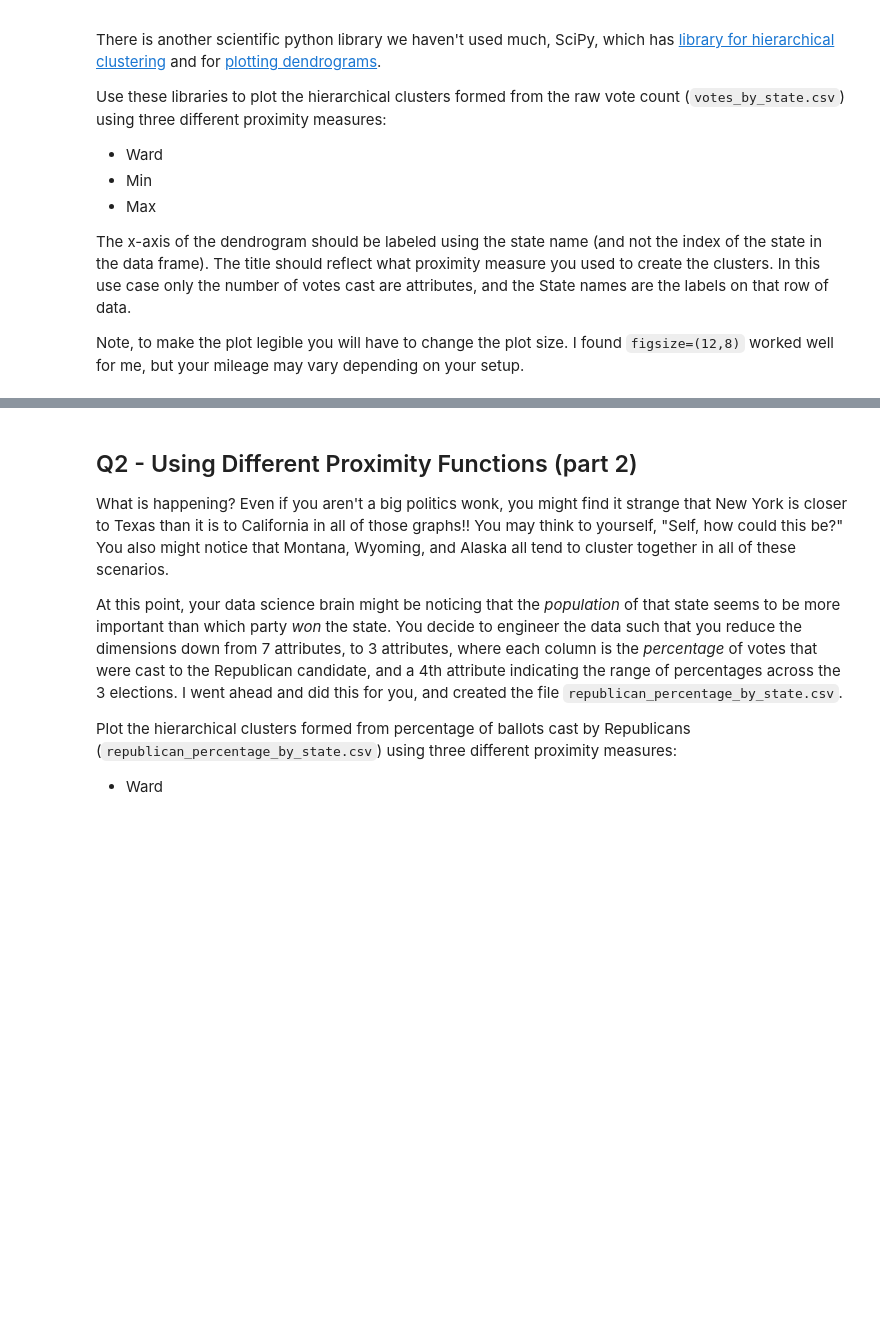
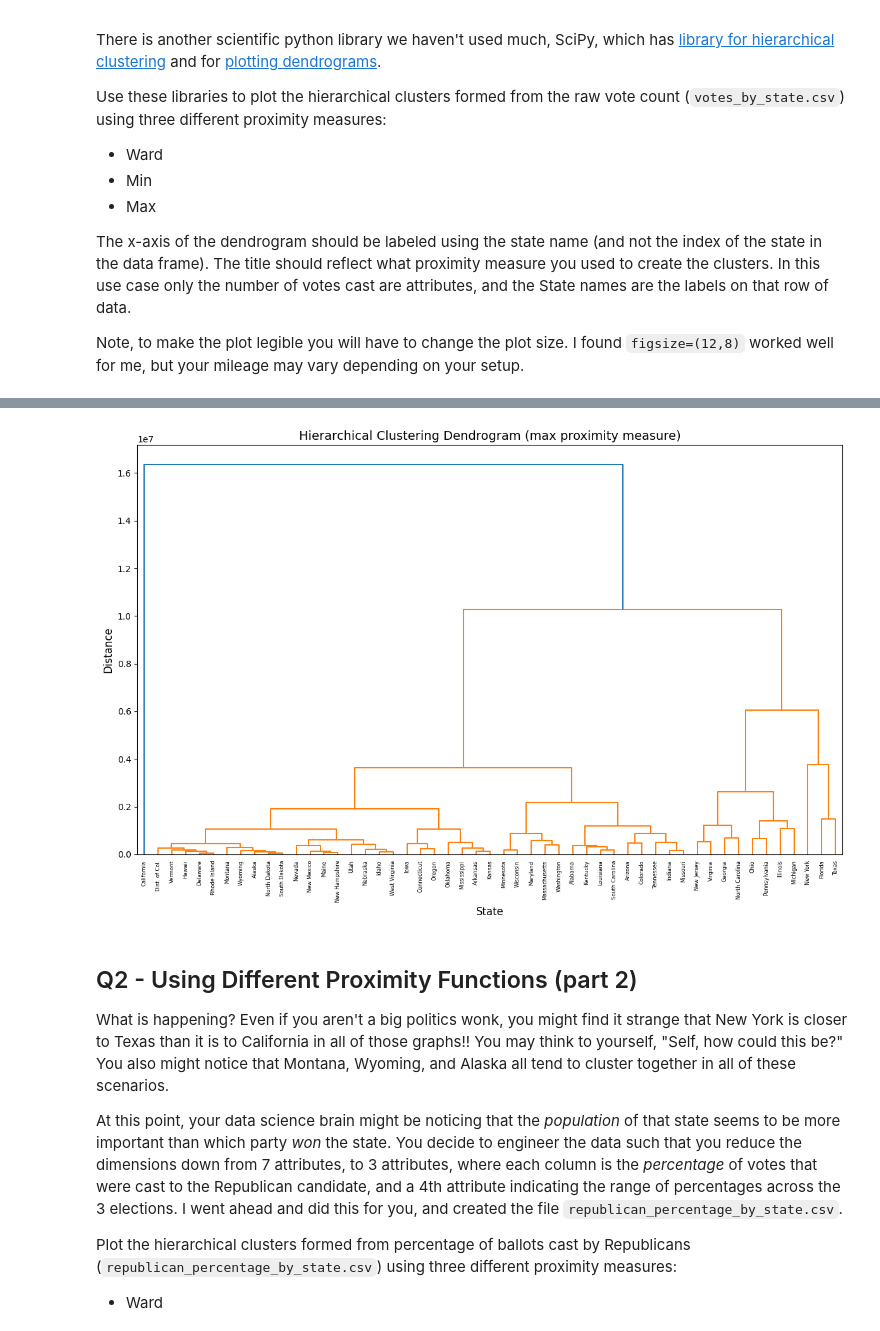
Before and after one commit to leiandas/CS329E-Assignments, a Jupyter notebook: Assignment 11/CS329E_HW11.ipynb, the cells around one changed output, grey strips where cells are left out. Cells and saved outputs as stored; diff of their text form; code cells hidden in the pictures; blank space fills up the shorter version.

```diff
--- a/Assignment 11/CS329E_HW11.ipynb
+++ b/Assignment 11/CS329E_HW11.ipynb
@@ -69,3 +96,15 @@ df_X = df_X.drop(columns=['State'])
+# %%
+# Plot the dendrogram for the max (complete) proximity measure
+clusters_max = linkage(Y, method='complete')
+
+plt.figure(figsize=(12,8))
+dendrogram(clusters_max, labels=s_states.values, leaf_rotation=90)
+plt.title('Hierarchical Clustering Dendrogram (max proximity measure)', fontsize=14)
+plt.ylabel('Distance', fontsize=12)
+plt.xlabel('State', fontsize=12)
+plt.tight_layout()
+# %% [output]
+[figure, added]
 # %% [markdown]
 ## Q2 - Using Different Proximity Functions (part 2)
 
```
Also changed, not shown: parts of 13 cells of this notebook.
